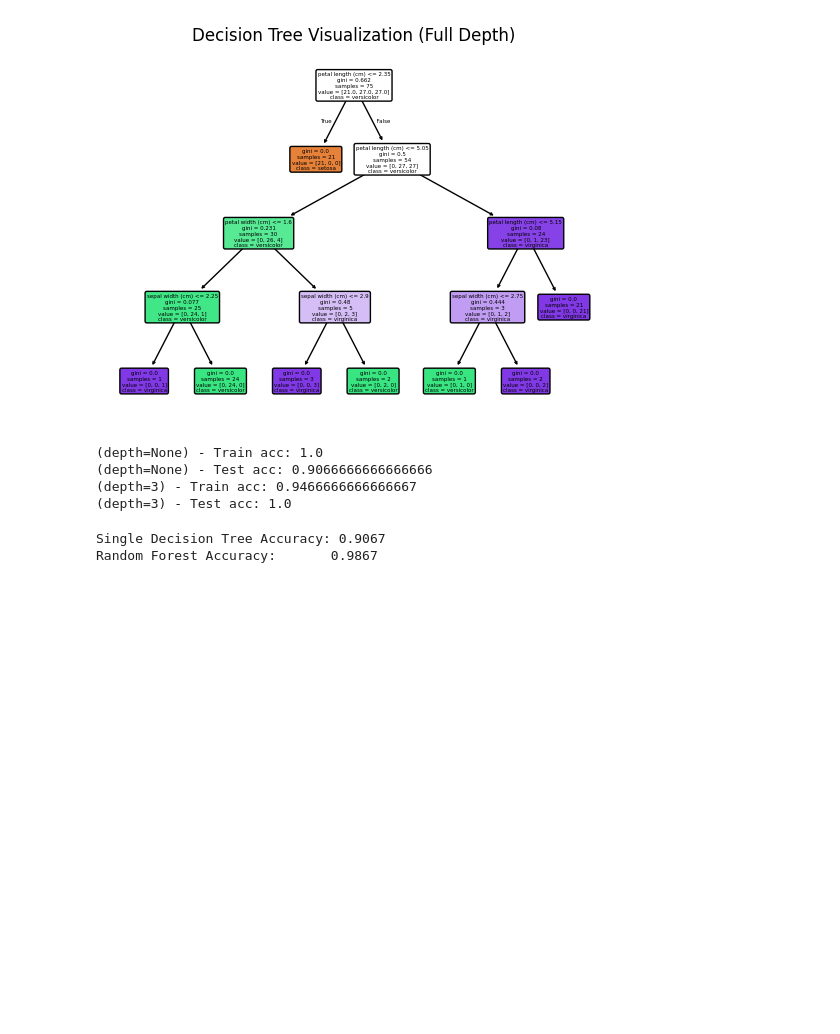
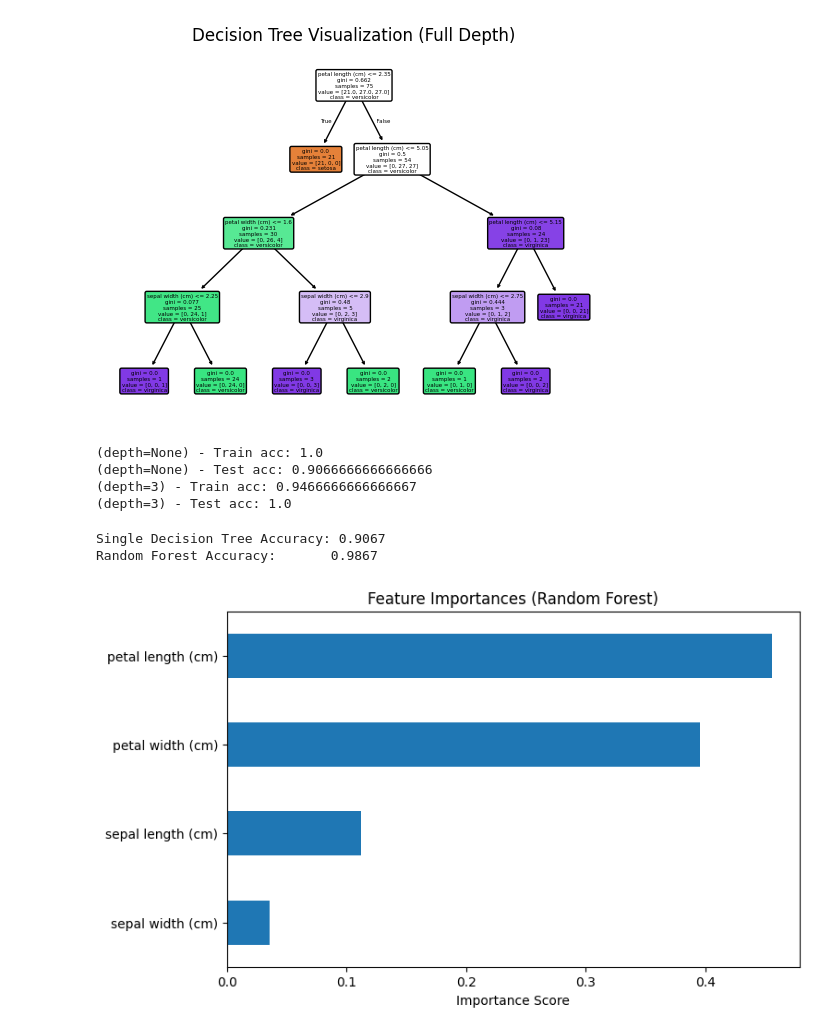
Before and after one commit to YouanesAttia/python-professional, a Jupyter notebook: week7_ml_foundations/day5/05_trees_forests.ipynb, the cells around one changed output. Drawn from its saved outputs; the diff is of its cells as text; code cells hidden in the pictures; blank space fills up the shorter version.

Commit message:
feature_importances

```diff
--- a/week7_ml_foundations/day5/05_trees_forests.ipynb
+++ b/week7_ml_foundations/day5/05_trees_forests.ipynb
@@ -47,3 +47,15 @@ print(f"Random Forest Accuracy:       {rf_clf.score(X_test, y_test):.4f}")
 # %% [output]
 Single Decision Tree Accuracy: 0.9067
 Random Forest Accuracy:       0.9867
+# %%
+import pandas as pd
+
+importances = rf_clf.feature_importances_
+feat_importances = pd.Series(importances, index=feature_names).sort_values(ascending=True)
+plt.figure(figsize=(8, 5))
+feat_importances.plot(kind='barh')
+plt.title("Feature Importances (Random Forest)")
+plt.xlabel("Importance Score")
+plt.show()
+# %% [output]
+[figure, added]
```
